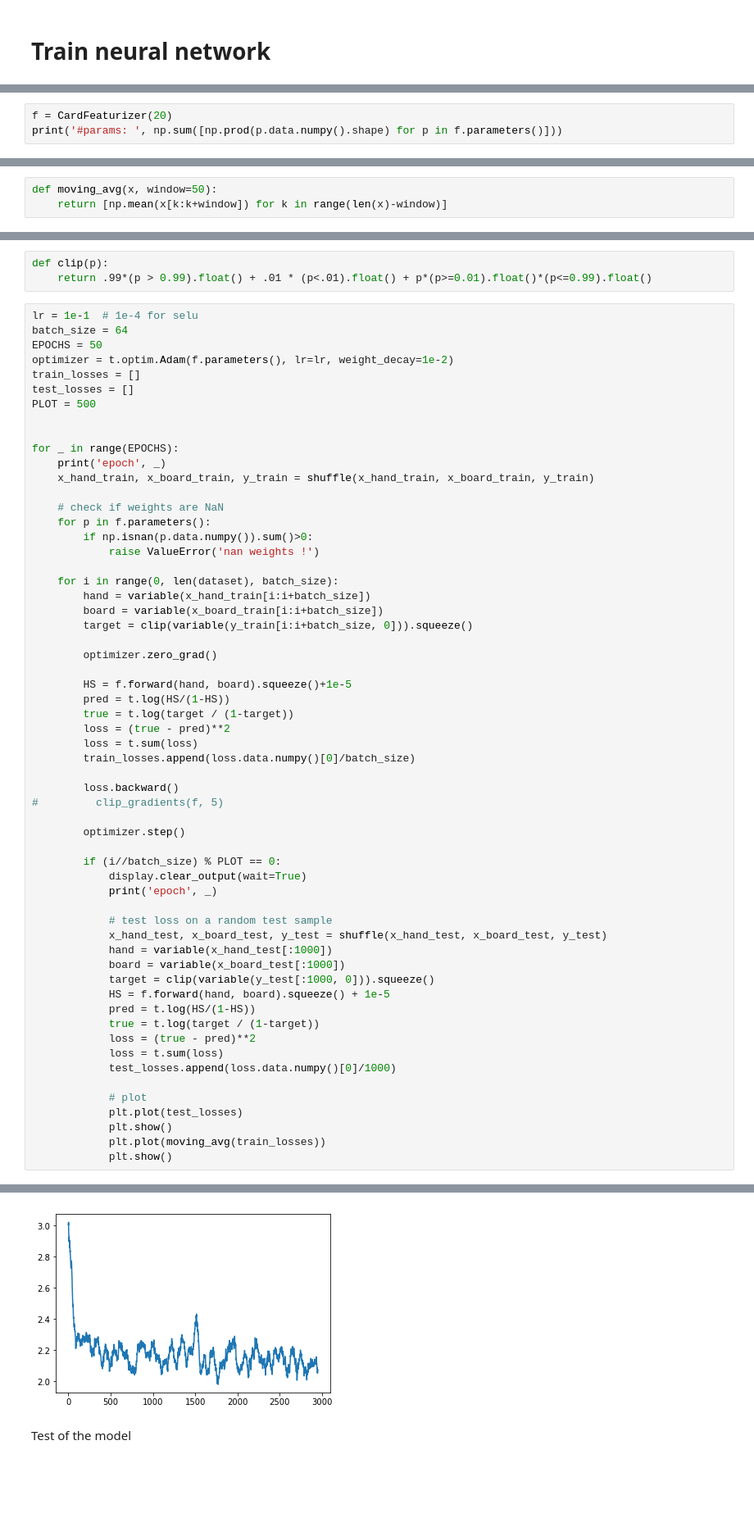
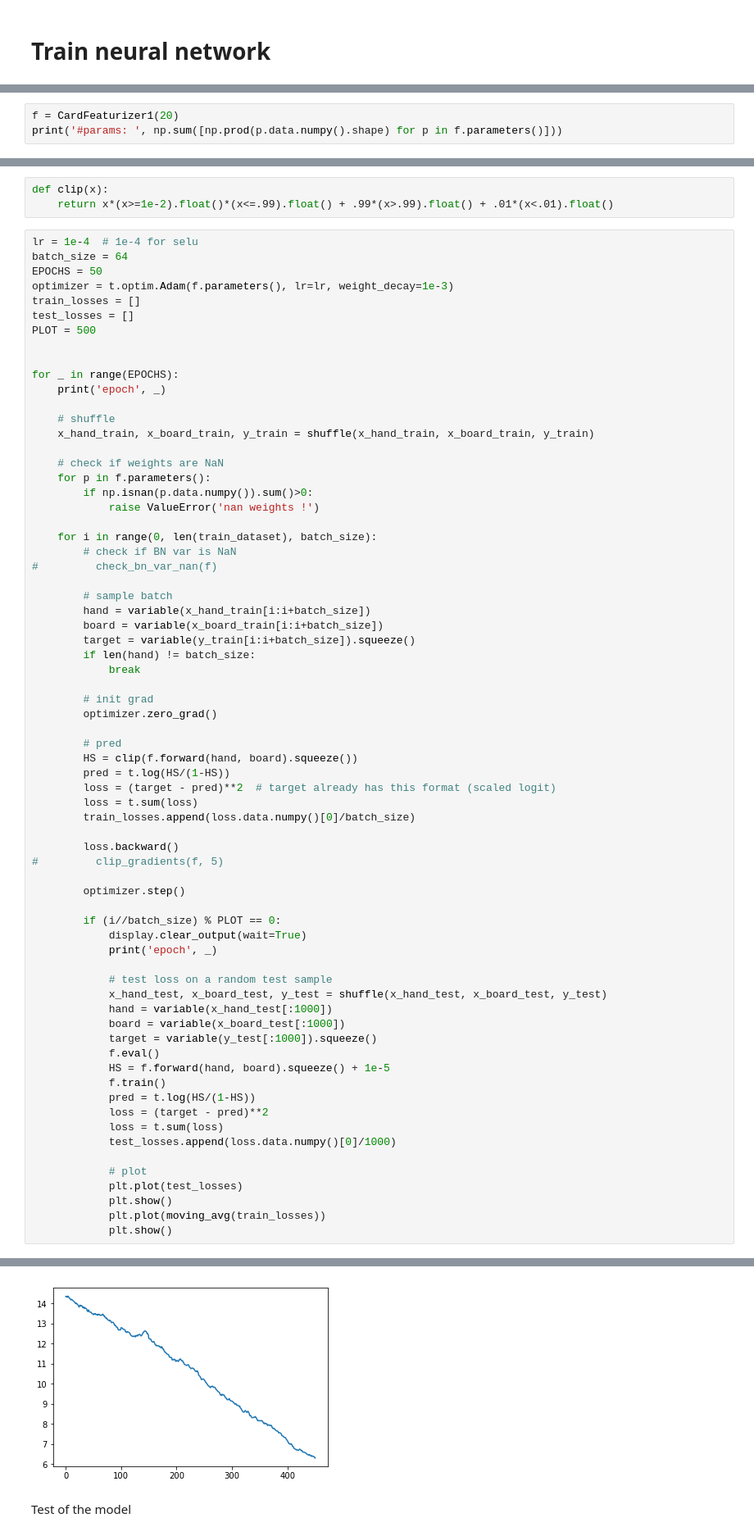
Before and after one commit to dhfromkorea/nfsp-poker, a Jupyter notebook: Programs/train card featurizer.ipynb, the cells around one changed output, grey strips where cells are left out. Shown at 82% size. Cells and saved outputs as stored; diff of their text form; blank space fills up the shorter version.

Commit message:
update training

```diff
--- a/Programs/train card featurizer.ipynb
+++ b/Programs/train card featurizer.ipynb
@@ -327,4 +122,4 @@ class CardFeaturizer(t.nn.Module):
 # %%
-f = CardFeaturizer(20)
+f = CardFeaturizer1(20)
 print('#params: ', np.sum([np.prod(p.data.numpy().shape) for p in f.parameters()]))
 # %% [output]
@@ -332,4 +127 @@ print('#params: ', np.sum([np.prod(p.data.numpy().shape) for p in f.parameters()
-# %%
-def moving_avg(x, window=50):
-    return [np.mean(x[k:k+window]) for k in range(len(x)-window)]
 # %%
@@ -354,11 +141,11 @@ def clip_gradients(nn, bound=10):
-# %%
-def clip(p):
-    return .99*(p > 0.99).float() + .01 * (p<.01).float() + p*(p>=0.01).float()*(p<=0.99).float()
+# %%
+def clip(x):
+    return x*(x>=1e-2).float()*(x<=.99).float() + .99*(x>.99).float() + .01*(x<.01).float()
 # %%
-lr = 1e-1  # 1e-4 for selu
+lr = 1e-4  # 1e-4 for selu
 batch_size = 64
 EPOCHS = 50
-optimizer = t.optim.Adam(f.parameters(), lr=lr, weight_decay=1e-2)
+optimizer = t.optim.Adam(f.parameters(), lr=lr, weight_decay=1e-3)
 train_losses = []
 test_losses = []
 PLOT = 500
@@ -366,6 +153,8 @@ PLOT = 500
 
 for _ in range(EPOCHS):
     print('epoch', _)
+
+    # shuffle
     x_hand_train, x_board_train, y_train = shuffle(x_hand_train, x_board_train, y_train)
 
     # check if weights are NaN
@@ -373,17 +162,24 @@ for _ in range(EPOCHS):
         if np.isnan(p.data.numpy()).sum()>0:
             raise ValueError('nan weights !')
 
-    for i in range(0, len(dataset), batch_size):
+    for i in range(0, len(train_dataset), batch_size):
+        # check if BN var is NaN
+#         check_bn_var_nan(f)
+
+        # sample batch
         hand = variable(x_hand_train[i:i+batch_size])
         board = variable(x_board_train[i:i+batch_size])
-        target = clip(variable(y_train[i:i+batch_size, 0])).squeeze()
+        target = variable(y_train[i:i+batch_size]).squeeze()
+        if len(hand) != batch_size:
+            break
 
+        # init grad
         optimizer.zero_grad()
 
-        HS = f.forward(hand, board).squeeze()+1e-5
+        # pred
+        HS = clip(f.forward(hand, board).squeeze())
         pred = t.log(HS/(1-HS))
-        true = t.log(target / (1-target))
-        loss = (true - pred)**2
+        loss = (target - pred)**2  # target already has this format (scaled logit)
         loss = t.sum(loss)
         train_losses.append(loss.data.numpy()[0]/batch_size)
 
@@ -400,11 +196,12 @@ for _ in range(EPOCHS):
             x_hand_test, x_board_test, y_test = shuffle(x_hand_test, x_board_test, y_test)
             hand = variable(x_hand_test[:1000])
             board = variable(x_board_test[:1000])
-            target = clip(variable(y_test[:1000, 0])).squeeze()
+            target = variable(y_test[:1000]).squeeze()
+            f.eval()
             HS = f.forward(hand, board).squeeze() + 1e-5
+            f.train()
             pred = t.log(HS/(1-HS))
-            true = t.log(target / (1-target))
-            loss = (true - pred)**2
+            loss = (target - pred)**2
             loss = t.sum(loss)
             test_losses.append(loss.data.numpy()[0]/1000)
 
@@ -419,4 +216,4 @@ epoch 0
-[figure, old version]
+[figure, new version]
 # %% [markdown]
 Test of the model
 # %%
```
Also changed, not shown: parts of 37 cells of this notebook, 1 other file.
